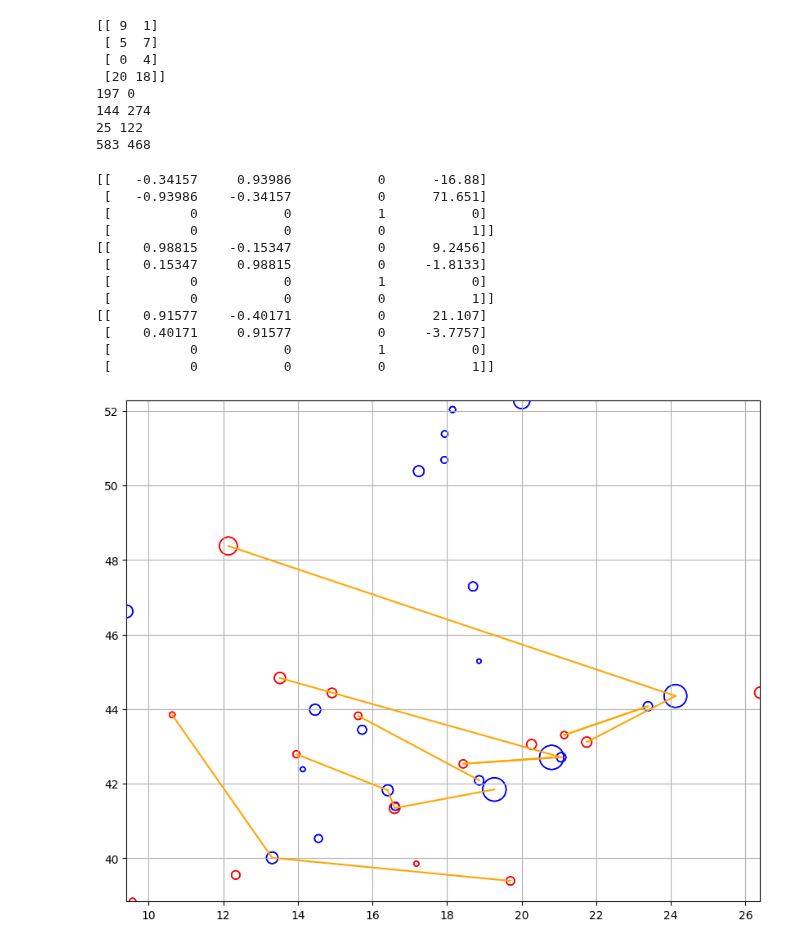
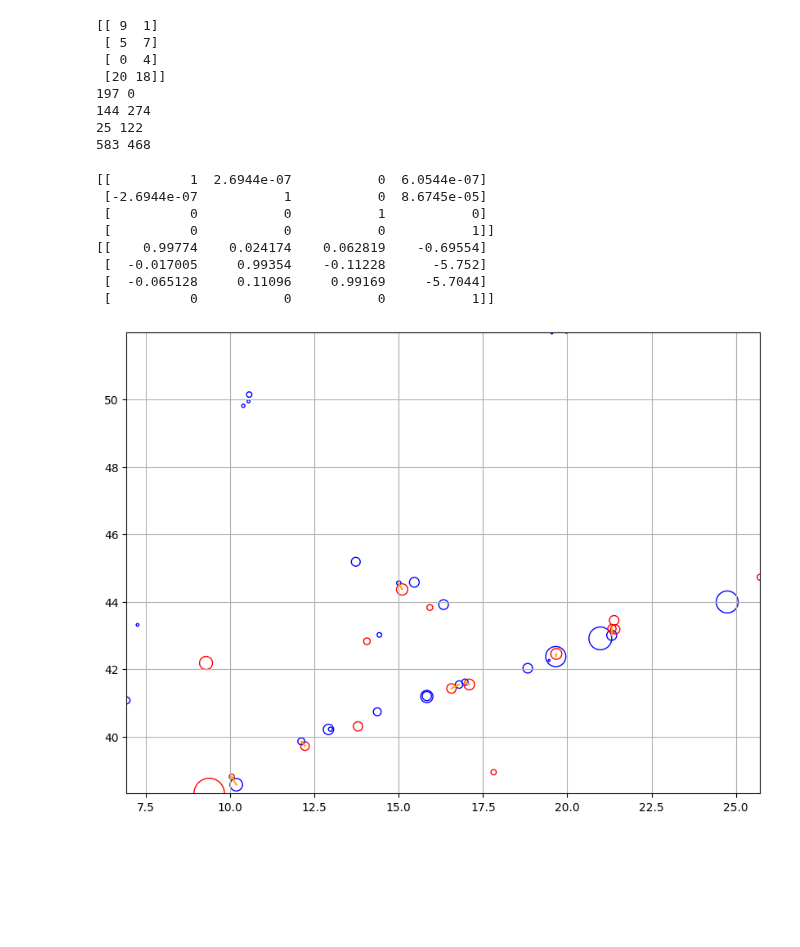
Before and after one commit to mit-acl/roman, a Jupyter notebook: notebooks/08_west_point_clipper_2.ipynb, the cells around one changed output. Drawn from its saved outputs; the diff is of its cells as text; code cells hidden in the pictures; blank space fills up the shorter version.

Commit message:
update notebooks
Signed-off-by: Mason Peterson <mbpeterson70@gmail.com>

```diff
--- a/notebooks/08_west_point_clipper_2.ipynb
+++ b/notebooks/08_west_point_clipper_2.ipynb
@@ -25,10 +29,10 @@ from object_map_registration.utils import object_list_bounds
 cam_params_pkl = open('/home/masonbp/data/west_point_2023/acl_jackal2_cam_params.pkl', 'rb')
 cam_params = pickle.load(cam_params_pkl)
 tracker_files = [
-    '/home/masonbp/results/west_point_2023/segment_tracking/attempt_4_new_vid/1117_04_3.pkl',
-    '/home/masonbp/results/west_point_2023/segment_tracking/attempt_4_new_vid/1117_02_6.pkl',
+    '/home/masonbp/results/west_point_2023/segment_tracking/rgbd/1117_04.pkl',
+    '/home/masonbp/results/west_point_2023/segment_tracking/rgbd/1117_02_512.pkl',
 ]
-trackers = [pickle.load(open(f, 'rb')) for f in tracker_files]
+trackers = [pickle.load(open(f, 'rb'))[0] for f in tracker_files]
 num_robots = len(trackers)
 assert num_robots <= 2
 # %%
@@ -37,6 +41,12 @@ clipper_sol = pickle.load(open(sol_pkl, 'rb'))[0][1]
 clipper_sol.transform[0,3] += .75
 clipper_sol.transform[1,3] -= 1.0
 print(clipper_sol.transform)
+
+clipper_sol.transform = \
+[[    0.99774,    0.024174,    0.062819,    -0.69554],
+ [  -0.017005,     0.99354,    -0.11228,     -5.7519],
+ [  -0.065128,     0.11096,     0.99169,     -5.7044],
+ [          0,           0,           0,           1],]
 # %% [output]
 [[    0.99832   -0.025989    0.051777      1.3962]
  [   0.031947     0.99253    -0.11778     -6.9884]
@@ -60,6 +70,7 @@ pose_data = [PoseData(
 pose_data[0].T_premultiply = clipper_sol.transform
 # %%
 def keep_fun(segment: Segment, i: int):
+    return True
     try:
         cov = segment.covariance[:2,:2]
         pearson = cov[0,1] / np.sqrt(cov[0,0]*cov[1,1])
@@ -112,15 +123,16 @@ for i in range(num_robots):
             # position, width = reconstruction[:2], reconstruction[3]
             # ellipsoid = Ellipsoid(reconstruction[:2], axes=np.array([width/2, width/2]), rot_mat=np.eye(2))
             position, width, height = reconstruction[:3], reconstruction[3], reconstruction[4]
+            position = np.mean(segment.points, axis=0)
 
             # ellipsoid = Ellipsoid(reconstruction[:3], axes=np.array([width/2, width/2, height/2]), rot_mat=np.eye(3))
             # if i == 0:
             #     ellipsoid.transform(clipper_sol.transform)
 
-            ellipsoid = Ellipsoid(reconstruction[:2], axes=np.array([width/2, width/2]), rot_mat=np.eye(2))
+            ellipsoid = Ellipsoid(position[:2], axes=np.array([width/2, width/2]), rot_mat=np.eye(2))
             cov = segment.covariance[:2,:2]
             pearson = cov[0,1] / np.sqrt(cov[0,0]*cov[1,1])
-            cov_ellipse = Ellipsoid(reconstruction[:2], axes=np.array([1*np.sqrt(cov[0,0]*(1 + pearson)), 1*cov[1,1]*np.sqrt(1 - pearson)]), rot_mat=cov[:2,:2])
+            cov_ellipse = Ellipsoid(position[:2], axes=np.array([1*np.sqrt(cov[0,0]*(1 + pearson)), 1*cov[1,1]*np.sqrt(1 - pearson)]), rot_mat=cov[:2,:2])
             if i == 0:
                 ellipsoid.transform(T3d_2_T2d(clipper_sol.transform))
                 cov_ellipse.transform(T3d_2_T2d(clipper_sol.transform))
@@ -198,41 +210,38 @@ i = 0
 # for obj in maps_T:
 #     obj.transform(T3d_2_T2d(sols[i].transform))
 
-for i in range(3):
+for i in [0]:
 # if True:
     # i = 9
     for obj in maps[0]:
         ax = obj.plot2d(ax, edgecolor=colors[0])
     for obj in maps_T:
         ax = obj.plot2d(ax, edgecolor=colors[1])
 
     # for pair in inliers:
     # # for pair in sols[9].associated_objs:
     #     ax.plot([maps[0][pair[0]].centroid[0], maps[1][pair[1]].centroid[0]], [maps[0][pair[0]].centroid[1], maps[1][pair[1]].centroid[1]], 'g-', linewidth=3)
     print(sols[i].transform)
+    print(np.linalg.inv(sols[i].transform) @ clipper_sol.transform)
     for pair in sols[i].associated_objs:
         ax.plot([maps[0][pair[0]].centroid[0], maps_T[pair[1]].centroid[0]], [maps[0][pair[0]].centroid[1], maps_T[pair[1]].centroid[1]], color='orange')
 
     # for pair in inliers:
     #     ax.plot([maps[0][pair[0]].centroid[0], maps[1][pair[1]].centroid[0]], [maps[0][pair[0]].centroid[1], maps[1][pair[1]].centroid[1]], color='green')
 
 
     # for pair in inliers_cl:
     #     # ax.plot([maps[0][pair[0]].centroid[0], map_transformed[pair[1]].centroid[0]], [maps[0][pair[0]].centroid[1], map_transformed[pair[1]].centroid[1]], color='orange')
     #     ax.plot([maps[0][pair[0]].centroid[0], maps[1][pair[1]].centroid[0]], [maps[0][pair[0]].centroid[1], maps[1][pair[1]].centroid[1]], color='orange')
     ax.set_xlim(maps_bounds[0])
     ax.set_ylim(maps_bounds[1])
 # %% [output]
-[[   -0.34157     0.93986           0      -16.88]
- [   -0.93986    -0.34157           0      71.651]
+[[          1  2.6944e-07           0  6.0544e-07]
+ [-2.6944e-07           1           0  8.6745e-05]
  [          0           0           1           0]
  [          0           0           0           1]]
-[[    0.98815    -0.15347           0      9.2456]
- [    0.15347     0.98815           0     -1.8133]
- [          0           0           1           0]
+[[    0.99774    0.024174    0.062819    -0.69554]
+ [  -0.017005     0.99354    -0.11228      -5.752]
+ [  -0.065128     0.11096     0.99169     -5.7044]
  [          0           0           0           1]]
-[[    0.91577    -0.40171           0      21.107]
- [    0.40171     0.91577           0     -3.7757]
- [          0           0           1           0]
- [          0           0           0           1]]
-[figure, old version]
+[figure, new version]
```
Also changed, not shown: parts of 3 cells of this notebook, 1 other file.
